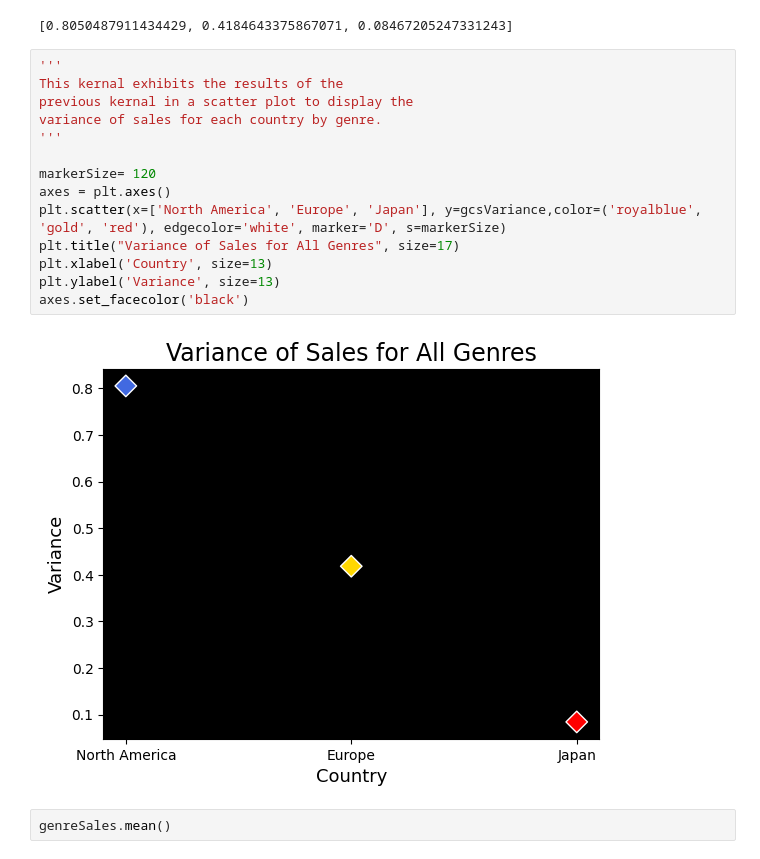
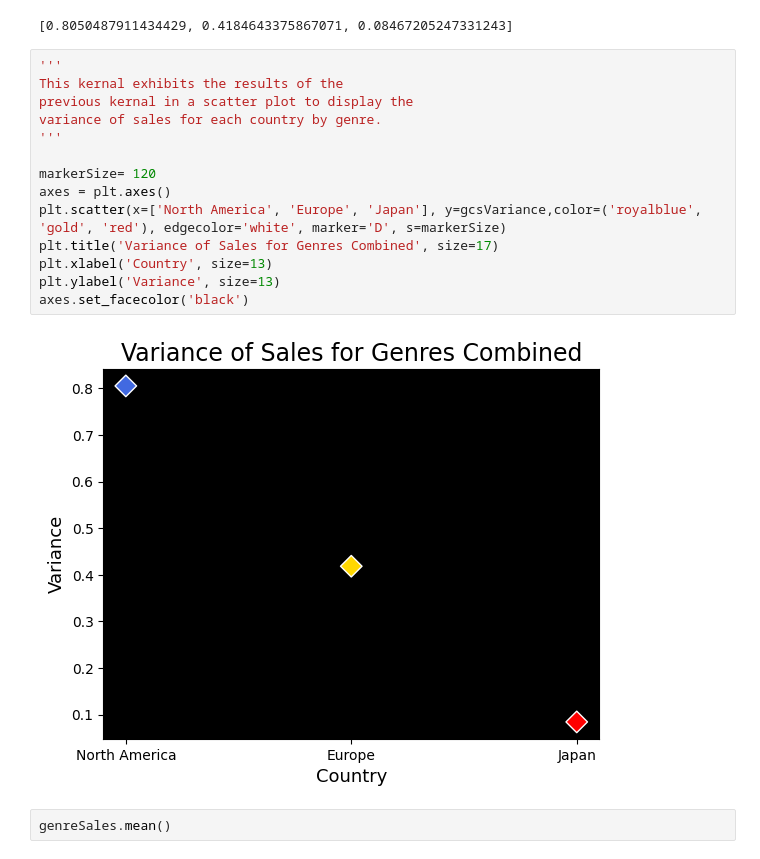
Before and after one commit to tangiambe/Data_Analytics_Project, a Jupyter notebook: genre_country_sales.ipynb, the cells around one changed output. Drawn from its saved outputs; the diff is of its cells as text.

```diff
--- a/genre_country_sales.ipynb
+++ b/genre_country_sales.ipynb
@@ -134,19 +134,19 @@ gcsVariance
 # %%
 '''
 This kernal exhibits the results of the
 previous kernal in a scatter plot to display the
 variance of sales for each country by genre.
 '''
 
 markerSize= 120
 axes = plt.axes()
 plt.scatter(x=['North America', 'Europe', 'Japan'], y=gcsVariance,color=('royalblue', 'gold', 'red'), edgecolor='white', marker='D', s=markerSize)
-plt.title("Variance of Sales for All Genres", size=17)
+plt.title('Variance of Sales for Genres Combined', size=17)
 plt.xlabel('Country', size=13)
 plt.ylabel('Variance', size=13)
 axes.set_facecolor('black')
 # %% [output]
-[figure, old version]
+[figure, new version]
 # %%
 genreSales.mean()
 # %% [output]
```
Also changed, not shown: parts of 1 cell of this notebook, 1 other file.
